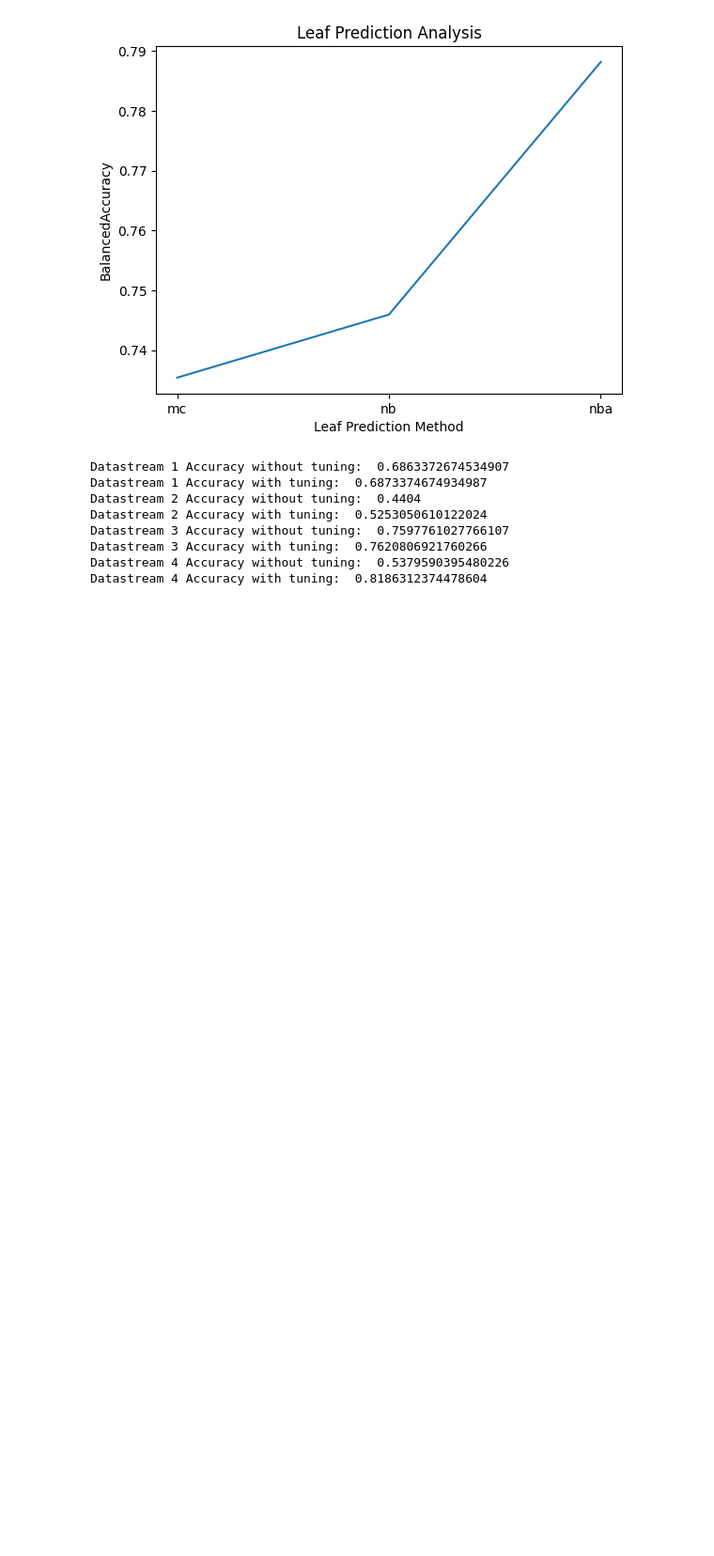
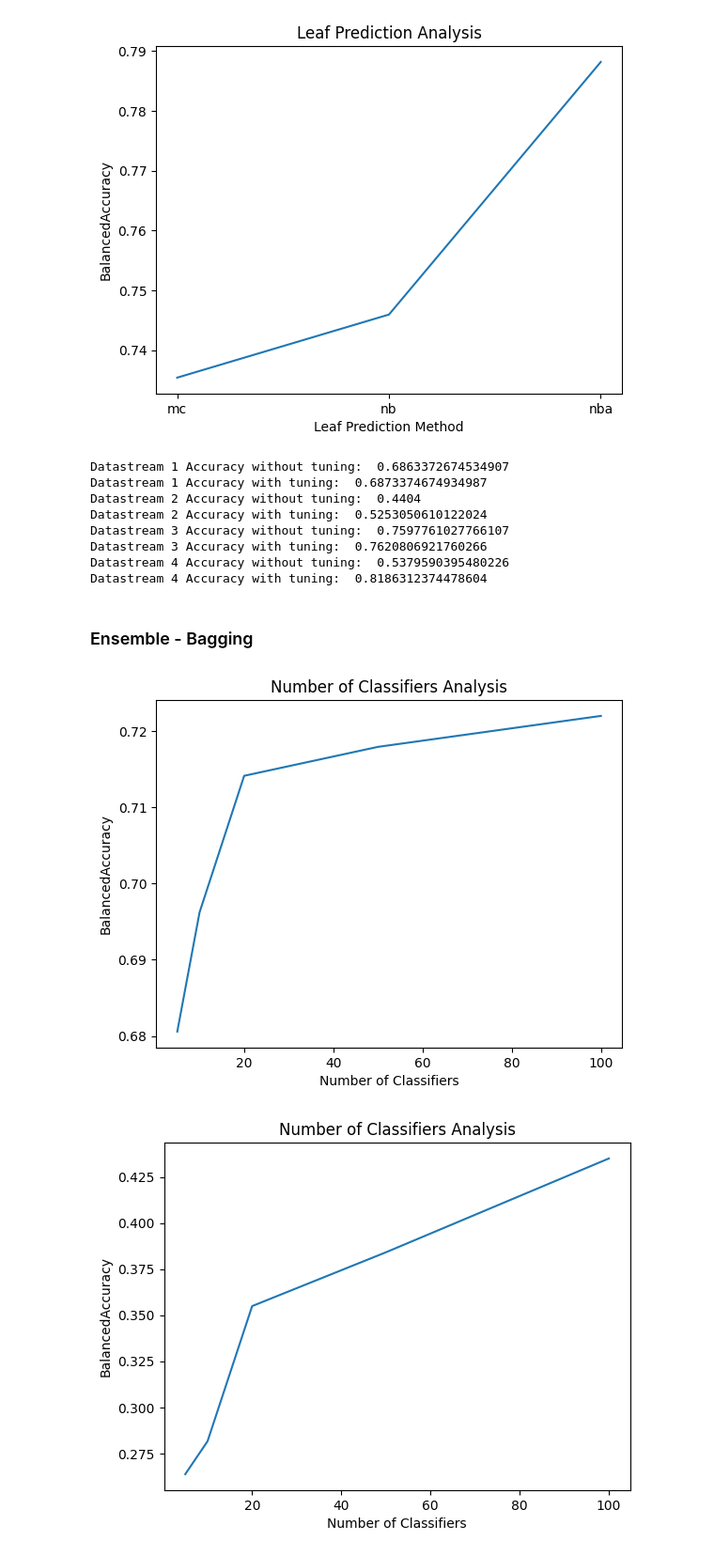
Before and after one commit to eegrigor/INFOMLDDE-Assignment, a Jupyter notebook: assignment.ipynb, the cells around one changed output. Shown: that part at 94% size. Drawn from its saved outputs; the diff is of its cells as text; code cells hidden in the pictures; blank space fills up the shorter version.

Commit message:
Ensemble tuning

```diff
--- a/assignment.ipynb
+++ b/assignment.ipynb
@@ -454,3 +498,75 @@ Datastream 3 Accuracy without tuning:  0.7597761027766107
 Datastream 3 Accuracy with tuning:  0.7620806921760266
 Datastream 4 Accuracy without tuning:  0.5379590395480226
 Datastream 4 Accuracy with tuning:  0.8186312374478604
+# %% [markdown]
+### Ensemble - Bagging
+# %%
+NUM_CLASSIFIERS = [5, 10, 20, 50, 100]
+
+# The tuned Trees from the above tuning will be used as base classifiers
+model1 = rcompose.Pipeline(('scale', rpreprocessing.StandardScaler()),
+                           ('HTree', tree.HoeffdingTreeClassifier(grace_period=20,
+                                                                    delta=0.1,
+                                                                    split_criterion='hellinger',
+                                                                    leaf_prediction='nb')))
+
+model2 = rcompose.Pipeline(('scale', rpreprocessing.StandardScaler()),
+                           ('HTree', tree.HoeffdingTreeClassifier(grace_period=50,
+                                                                    delta=0.1,
+                                                                    split_criterion='hellinger',
+                                                                    leaf_prediction='nb')))
+
+model3 = rcompose.Pipeline(('scale', rpreprocessing.StandardScaler()),
+                            ('HTree', tree.HoeffdingTreeRegressor(grace_period=50,
+                                                                  delta=0.1,
+                                                                  leaf_prediction='adaptive')))
+
+model4 = rcompose.Pipeline(('scale', rpreprocessing.StandardScaler()),
+                           ('HTree', tree.HoeffdingTreeClassifier(grace_period=100,
+                                                                    delta=1,
+                                                                    split_criterion='hellinger',
+                                                                    leaf_prediction='nba')))
+for dataset in datasets:
+
+    results = []
+
+    for num_classifiers in NUM_CLASSIFIERS:
+        if dataset == datasets[0]:
+            base_model = model1
+        elif dataset == datasets[1]:
+            base_model = model2
+        elif dataset == datasets[2]:
+            base_model = model3
+        else:
+            base_model = model4
+
+        if dataset != datasets[2]:
+            model = ensemble.BaggingClassifier(
+                model=base_model,
+                n_models=num_classifiers,
+                seed=42
+                )
+            metric = metrics.BalancedAccuracy()
+        else:
+            model = ensemble.BaggingRegressor(
+                model=base_model,
+                n_models=num_classifiers,
+                seed=42
+                )
+            metric = metrics.R2()
+
+
+        results.append(evaluate.progressive_val_score(dataset, model, metric).get())
+
+    fig, ax = plt.subplots()
+
+    ax.plot(NUM_CLASSIFIERS, results)
+
+    ax.set_xlabel("Number of Classifiers")
+    ax.set_ylabel(type(metric).__name__)
+    ax.set_title("Number of Classifiers Analysis")
+
+    plt.show()
+# %% [output]
+[figure, added]
+[figure, added]
```
Also changed, not shown: parts of 3 cells of this notebook.
